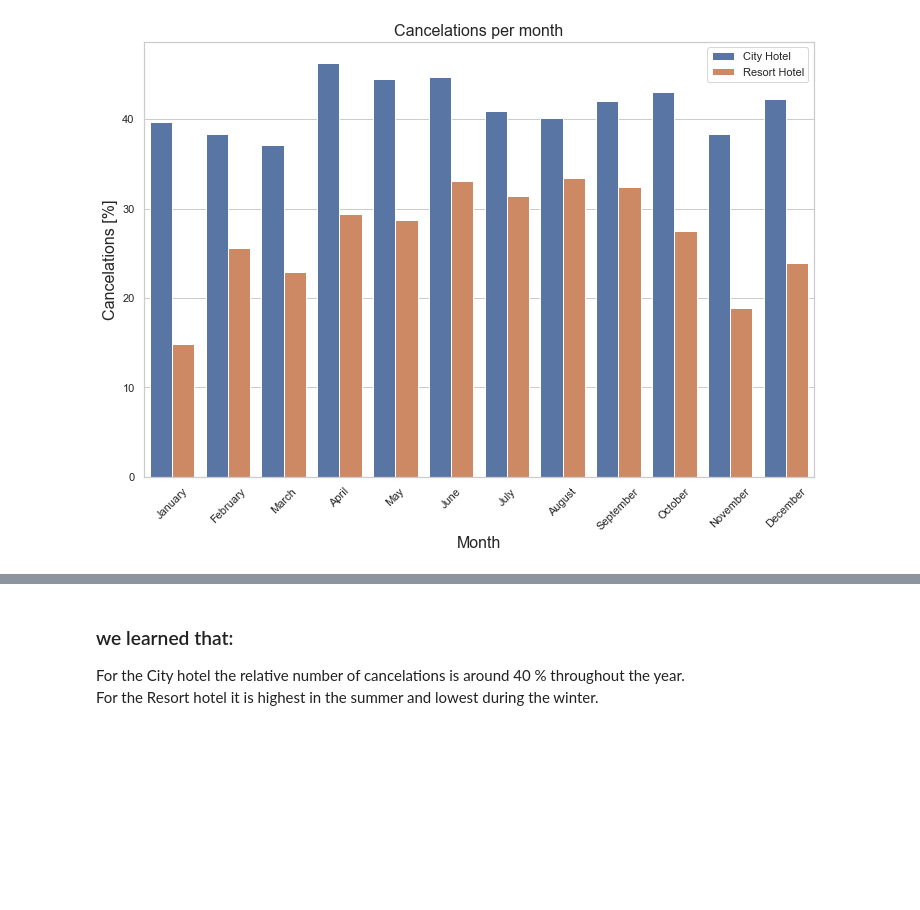
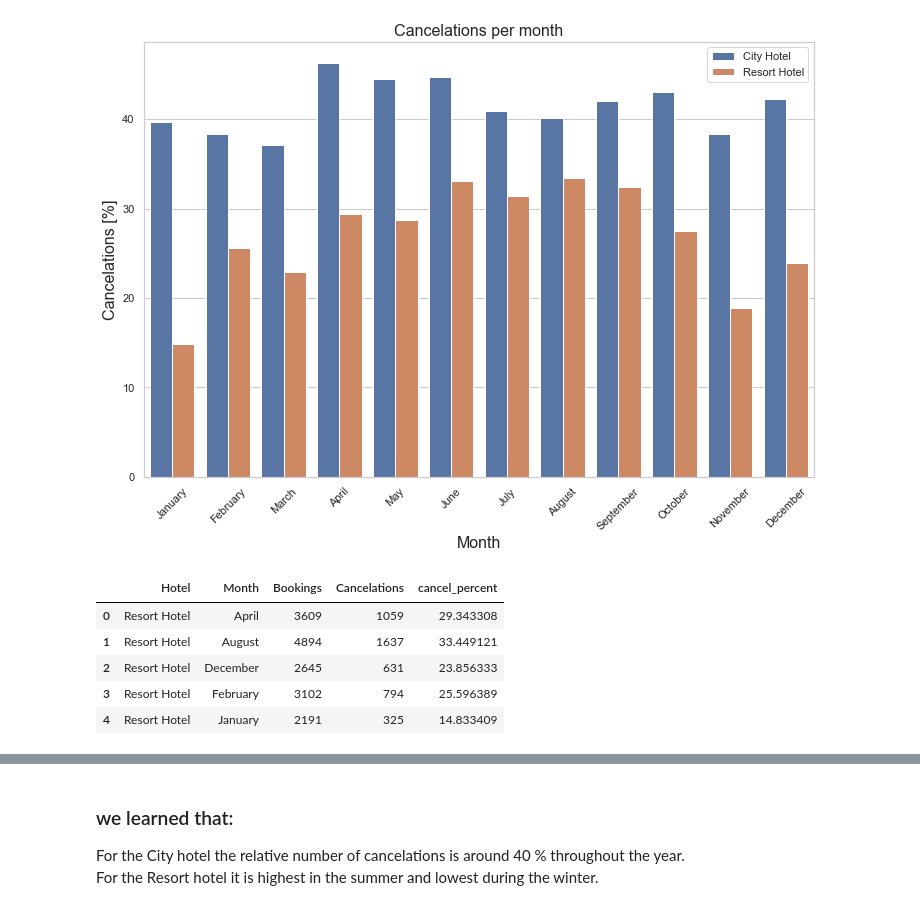
Before and after one commit to nivnis/Hotel-Bookings-cancelations-prediction, a Jupyter notebook: Hotel-Bookings-cancelations-prediction.ipynb, the cells around one changed output, grey strips where cells are left out. Cells and saved outputs as stored; diff of their text form; code cells hidden in the pictures; blank space fills up the shorter version.

```diff
--- a/Hotel-Bookings-cancelations-prediction.ipynb
+++ b/Hotel-Bookings-cancelations-prediction.ipynb
@@ -374,3 +372,12 @@ plt.legend(loc="upper right")
 plt.show()
 # %% [output]
 [figure]
+# %%
+full_cancel_data.head()
+# %% [output]
+|  | Hotel | Month | Bookings | Cancelations | cancel_percent |
+| 0 | Resort Hotel | April | 3609 | 1059 | 29.343308 |
+| 1 | Resort Hotel | August | 4894 | 1637 | 33.449121 |
+| 2 | Resort Hotel | December | 2645 | 631 | 23.856333 |
+| 3 | Resort Hotel | February | 3102 | 794 | 25.596389 |
+| 4 | Resort Hotel | January | 2191 | 325 | 14.833409 |
```
Also changed, not shown: parts of 9 cells of this notebook.
